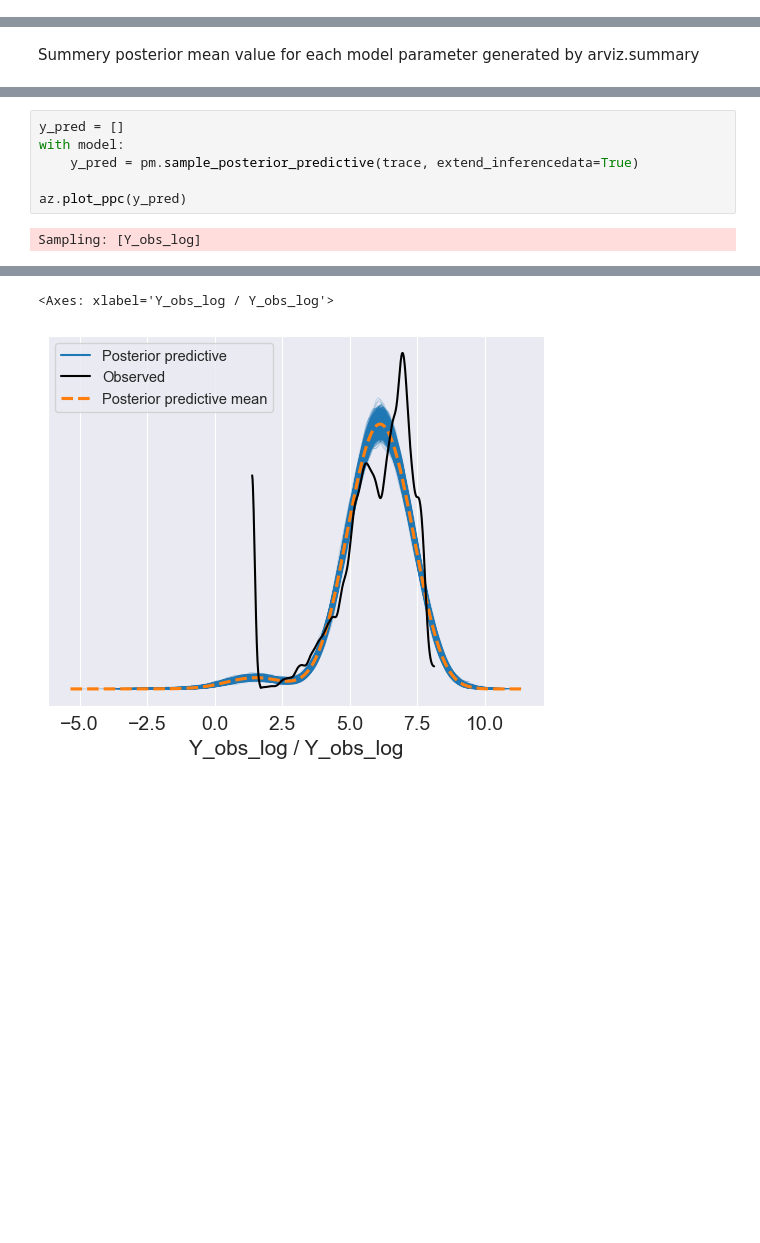
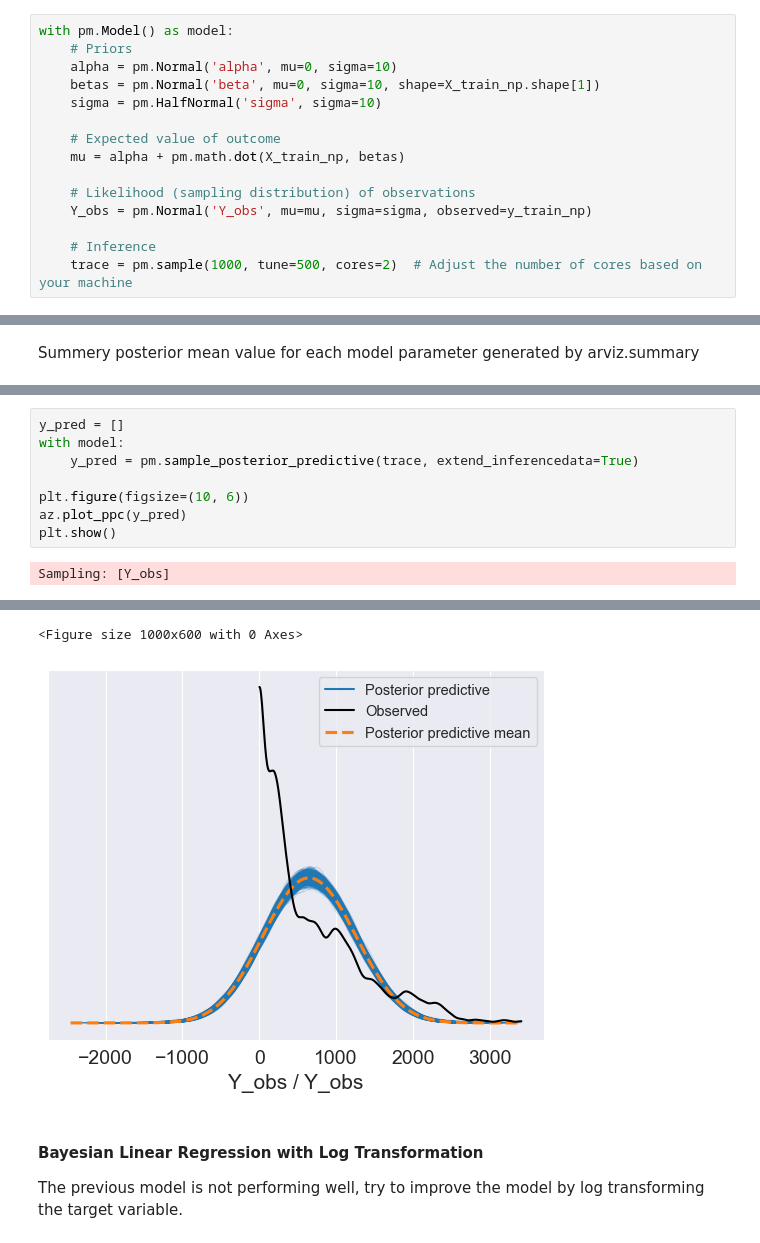
Before and after one commit to ZehuaLiuY/ML_CW, a Jupyter notebook: src/Bayesian_Linear_Regression.ipynb, the cells around one changed output, grey strips where cells are left out. Cells and saved outputs as stored; diff of their text form; blank space fills up the shorter version.

```diff
--- a/src/Bayesian_Linear_Regression.ipynb
+++ b/src/Bayesian_Linear_Regression.ipynb
@@ -122,0 +128,15 @@ Sampling 4 chains for 1_000 tune and 1_000 draw iterations (4_000 + 4_000 draws
+# %%
+with pm.Model() as model:
+    # Priors
+    alpha = pm.Normal('alpha', mu=0, sigma=10)
+    betas = pm.Normal('beta', mu=0, sigma=10, shape=X_train_np.shape[1])
+    sigma = pm.HalfNormal('sigma', sigma=10)
+
+    # Expected value of outcome
+    mu = alpha + pm.math.dot(X_train_np, betas)
+
+    # Likelihood (sampling distribution) of observations
+    Y_obs = pm.Normal('Y_obs', mu=mu, sigma=sigma, observed=y_train_np)
+
+    # Inference
+    trace = pm.sample(1000, tune=500, cores=2)  # Adjust the number of cores based on your machine
@@ -202,11 +230,16 @@ sigma       3180.0    1.0
 # %%
 y_pred = []
 with model:
     y_pred = pm.sample_posterior_predictive(trace, extend_inferencedata=True)
 
+plt.figure(figsize=(10, 6))
 az.plot_ppc(y_pred)
+plt.show()
 # %% [output]
-Sampling: [Y_obs_log]
+Sampling: [Y_obs]
 [interactive output not drawn]
-<Axes: xlabel='Y_obs_log / Y_obs_log'>
+<Figure size 1000x600 with 0 Axes>
-[figure, old version]
+[figure, new version]
+# %% [markdown]
+#### Bayesian Linear Regression with Log Transformation
+The previous model is not performing well, try to improve the model by log transforming the target variable.
```
Also changed, not shown: parts of 13 cells of this notebook, 1 other file.
